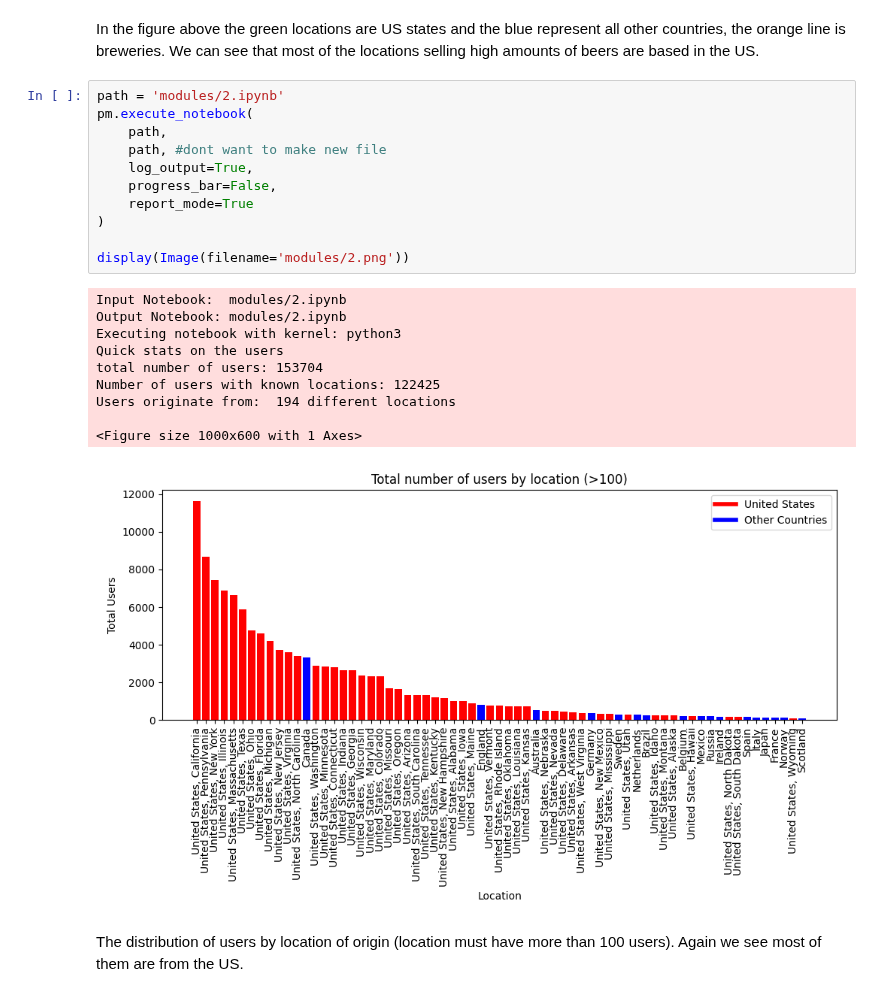
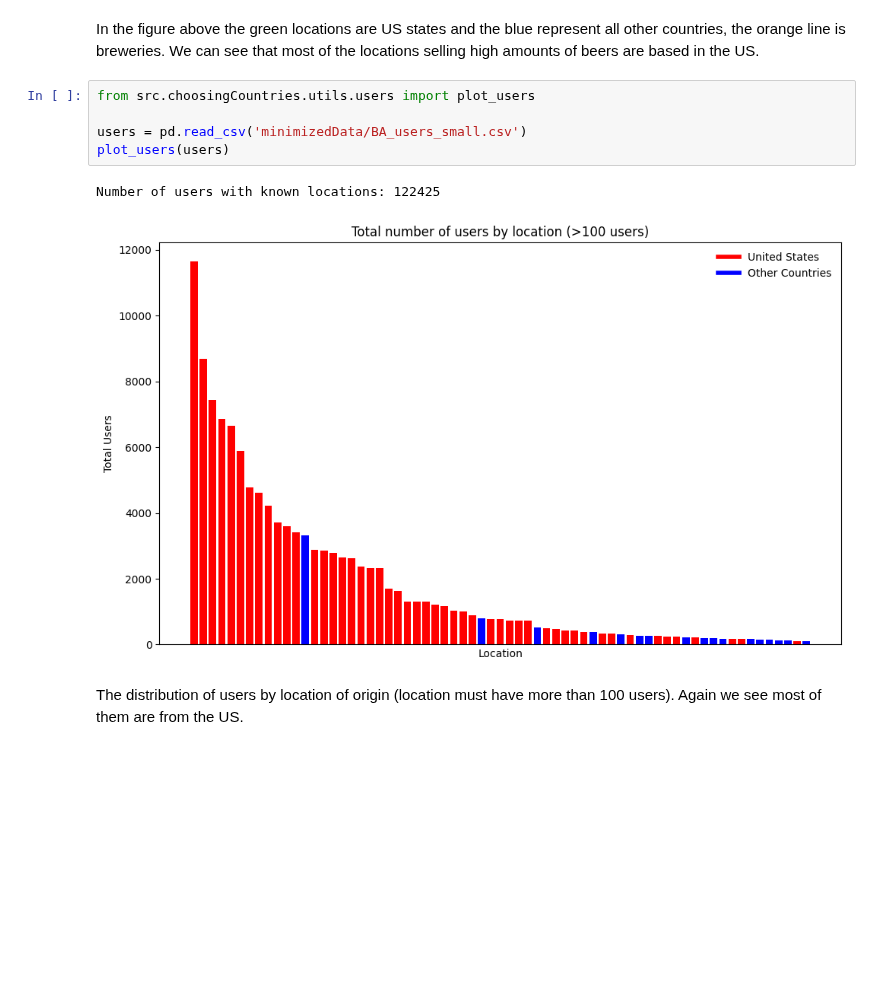
Before and after one commit to epfl-ada/ada-2024-project-x0x0, a Jupyter notebook: results.ipynb, the cells around one changed output. Drawn from its saved outputs; the diff is of its cells as text; blank space fills up the shorter version.

```diff
--- a/results.ipynb
+++ b/results.ipynb
@@ -52,26 +44,12 @@ Executing notebook with kernel: python3
 # %% [markdown]
 In the figure above the green locations are US states and the blue represent all other countries, the orange line is breweries. We can see that most of the locations selling high amounts of beers are based in the US.
-# %%
-path = 'modules/2.ipynb'
-pm.execute_notebook(
-    path,
-    path, #dont want to make new file
-    log_output=True,
-    progress_bar=False,
-    report_mode=True
-)
-
-display(Image(filename='modules/2.png'))
-# %% [output]
-Input Notebook:  modules/2.ipynb
-Output Notebook: modules/2.ipynb
-Executing notebook with kernel: python3
-Quick stats on the users
-total number of users: 153704
-Number of users with known locations: 122425
-Users originate from:  194 different locations
-
-<Figure size 1000x600 with 1 Axes>
-[figure, removed]
+# %%
+from src.choosingCountries.utils.users import plot_users
+
+users = pd.read_csv('minimizedData/BA_users_small.csv')
+plot_users(users)
+# %% [output]
+Number of users with known locations: 122425
+[figure, added]
 # %% [markdown]
 The distribution of users by location of origin (location must have more than 100 users). Again we see most of them are from the US.
```
Also changed, not shown: parts of 10 cells of this notebook, 18 other files.
